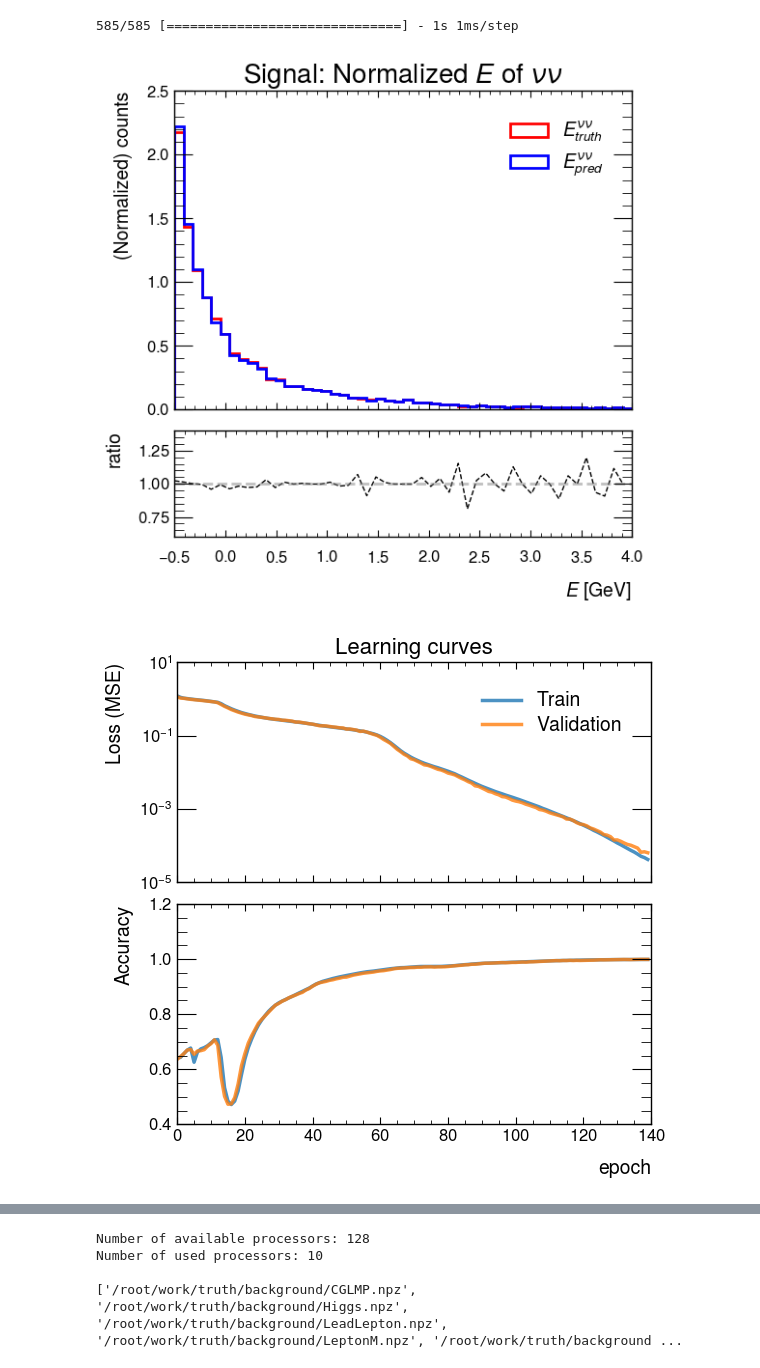
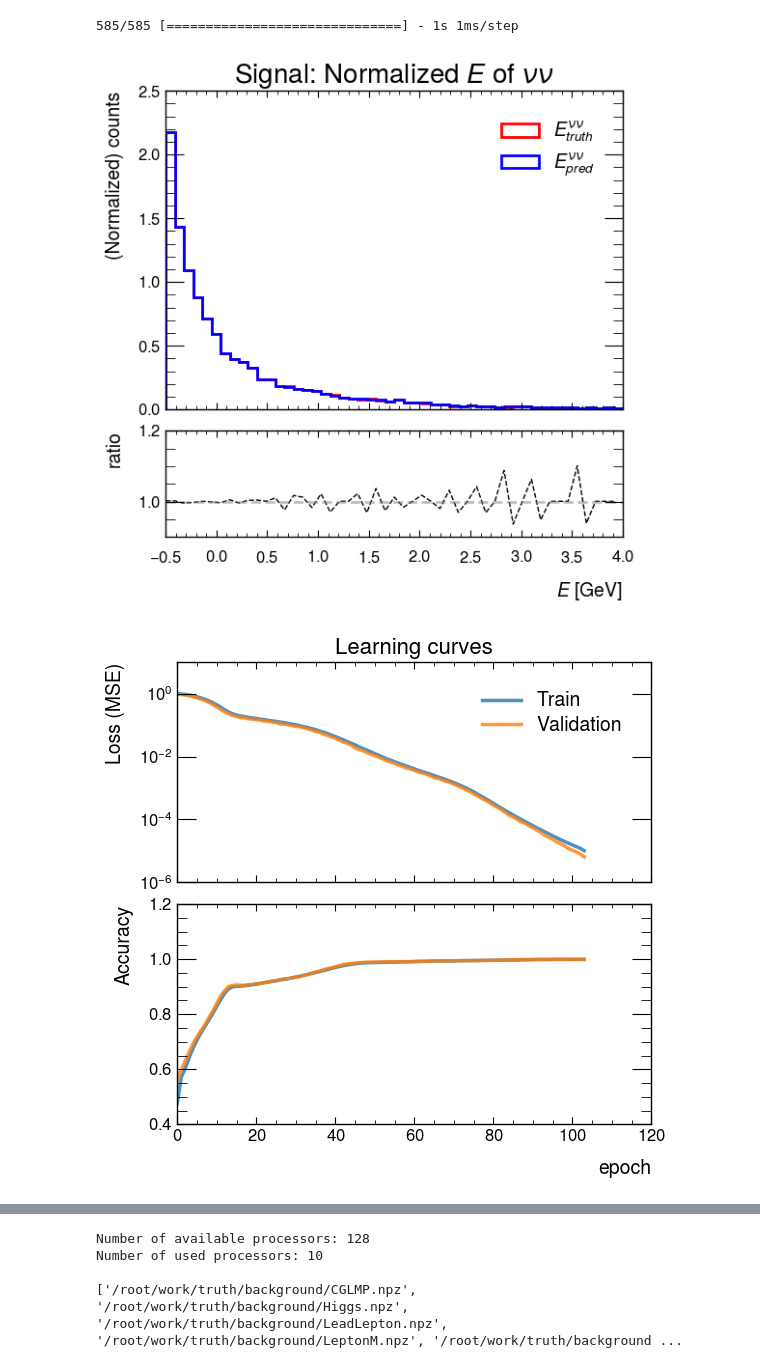
Before and after one commit to yygarypeng/QE-mls, a Jupyter notebook: DNN_kfolds.ipynb, the cells around one changed output, grey strips where cells are left out. Saved outputs shown, nothing was run; the diff lists cells and outputs as text; code cells hidden in the pictures.

```diff
--- a/DNN_kfolds.ipynb
+++ b/DNN_kfolds.ipynb
@@ -213,6 +213,7 @@ for train, valid in kfold.split(train_x, train_y):
     if scores[0] < best_loss:
         best_loss = scores[0]
         best_model = model
+        best_history = history
 
     # Plotting training results
     print(f"Plotting fold {fold_no} loss history...")
@@ -271,24 +272,24 @@ sig_truth = test_y
 # %%
 range = [-0.5, 4]
 
 plot.plot_hist(
     [sig_truth[:, 0], sig_pred[:, 0]],
     [r"$E_{truth}^{\nu\nu}$", r"$E_{pred}^{\nu\nu}$"],
     r"Signal: Normalized $E$ of $\nu\nu$",
     range=range,
     xlabel=r"$E$ [GeV]",
 )
 
-plot.plot_loss_history(history, logy=True)
+plot.plot_loss_history(best_history, logy=True)
 
 plot.plot_2d_histogram(
     sig_pred[:, 0],
     sig_truth[:, 0],
     "Signal: "
     + r"$E^{\nu\nu}$ "
     + f"with Pearson coeff: {sp.stats.pearsonr(sig_truth[:,0], sig_pred[:,0])[0]:.3f}",
     range=range,
 )
 # %% [output]
-[figure, old version]
+[figure, new version]
-[figure, old version]
+[figure, new version]
```
Also changed, not shown: parts of 7 cells of this notebook, 1 other file.
